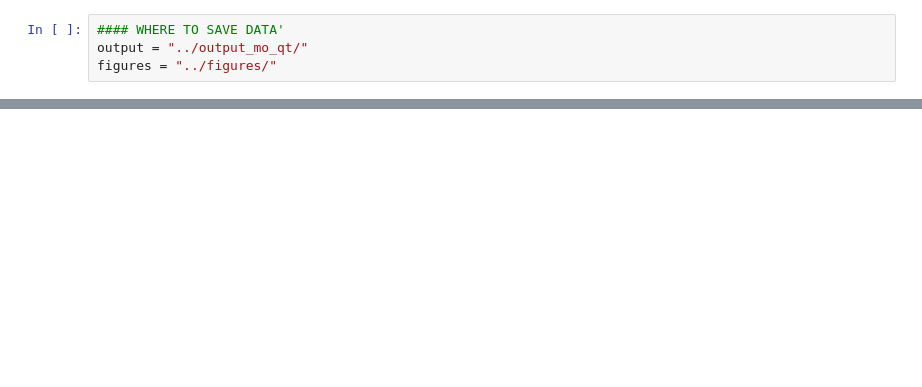
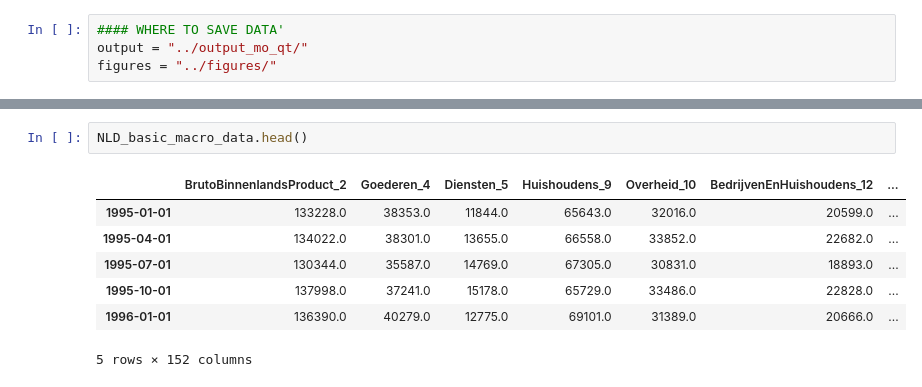
Before and after one commit to powell001/NowCast_Data_v2, a Jupyter notebook: src/a01_cbs_data_nonseasonalized_v2.ipynb, the cells around one changed output, grey strips where cells are left out. Drawn from its saved outputs; the diff is of its cells as text; blank space fills up the shorter version.

```diff
--- a/src/a01_cbs_data_nonseasonalized_v2.ipynb
+++ b/src/a01_cbs_data_nonseasonalized_v2.ipynb
@@ -89,0 +102,10 @@ plt.show()
+# %%
+NLD_basic_macro_data.head()
+# %% [output]
+|  | BrutoBinnenlandsProduct_2 | Goederen_4 | Diensten_5 | Huishoudens_9 | Overheid_10 | BedrijvenEnHuishoudens_12 | ... |
+| 1995-01-01 | 133228.0 | 38353.0 | 11844.0 | 65643.0 | 32016.0 | 20599.0 | ... |
+| 1995-04-01 | 134022.0 | 38301.0 | 13655.0 | 66558.0 | 33852.0 | 22682.0 | ... |
+| 1995-07-01 | 130344.0 | 35587.0 | 14769.0 | 67305.0 | 30831.0 | 18893.0 | ... |
+| 1995-10-01 | 137998.0 | 37241.0 | 15178.0 | 65729.0 | 33486.0 | 22828.0 | ... |
+| 1996-01-01 | 136390.0 | 40279.0 | 12775.0 | 69101.0 | 31389.0 | 20666.0 | ... |
+5 rows × 152 columns
```
Also changed, not shown: parts of 3 cells of this notebook.
